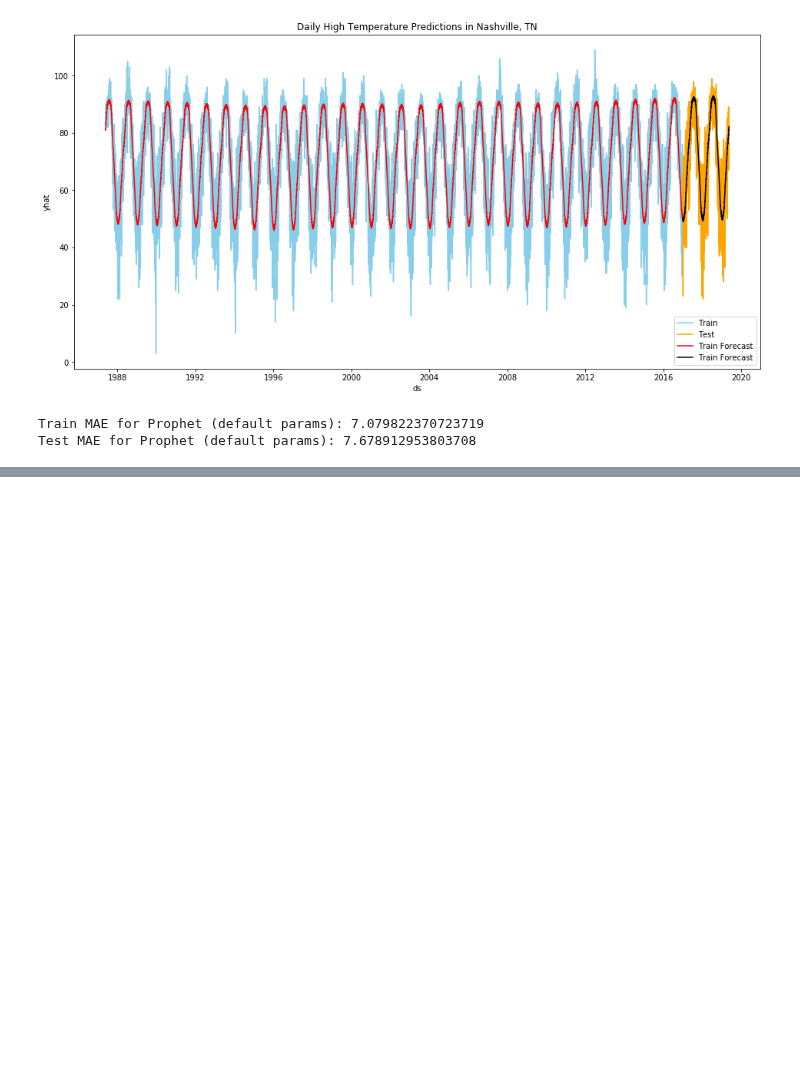
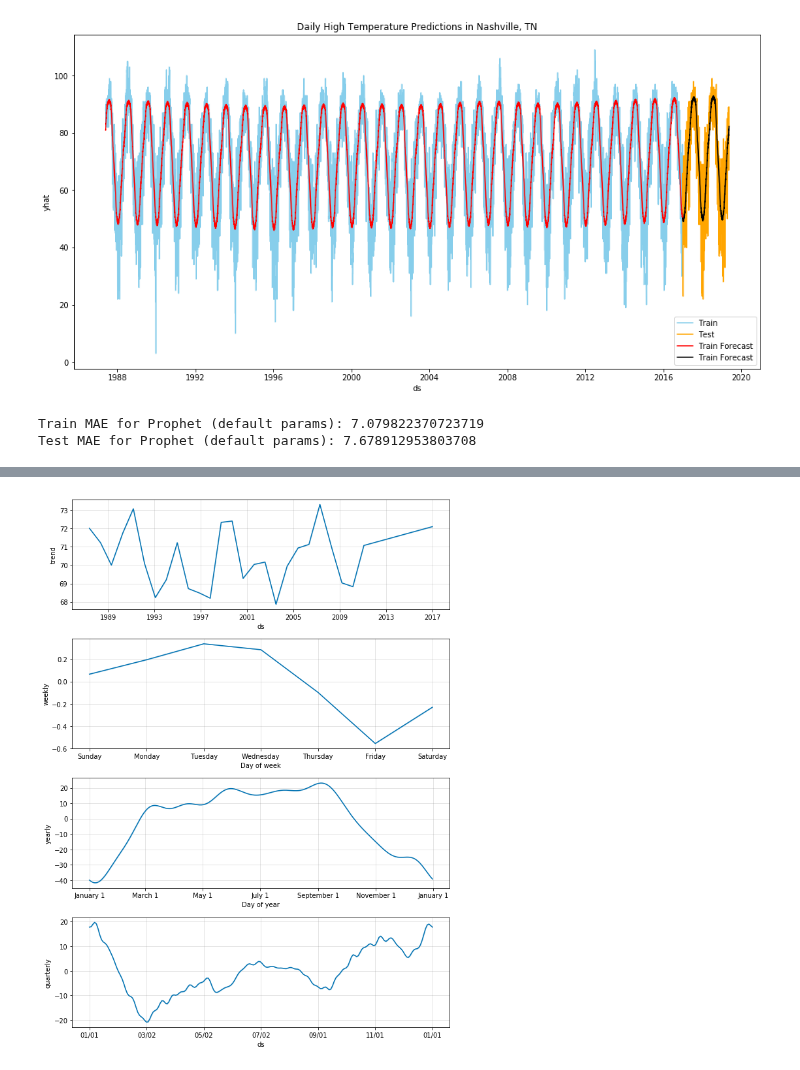
Before and after one commit to bloominstituteoftechnology/DS-Unit-2-Regression-1, a Jupyter notebook: module2-evaluating-forecasts/Prophet Weather Forecast.ipynb, the cells around one changed output, grey strips where cells are left out. Saved outputs shown, nothing was run; the diff lists cells and outputs as text; code cells hidden in the pictures; blank space fills up the shorter version.

```diff
--- a/module2-evaluating-forecasts/Prophet Weather Forecast.ipynb
+++ b/module2-evaluating-forecasts/Prophet Weather Forecast.ipynb
@@ -212,0 +193,4 @@ fig = plot_cross_validation_metric(df_cv, metric='mae')
+# %%
+figy = weather_model2.plot_components(train_forecast2)
+# %% [output]
+[figure, added]
```
Also changed, not shown: parts of 26 cells of this notebook.
